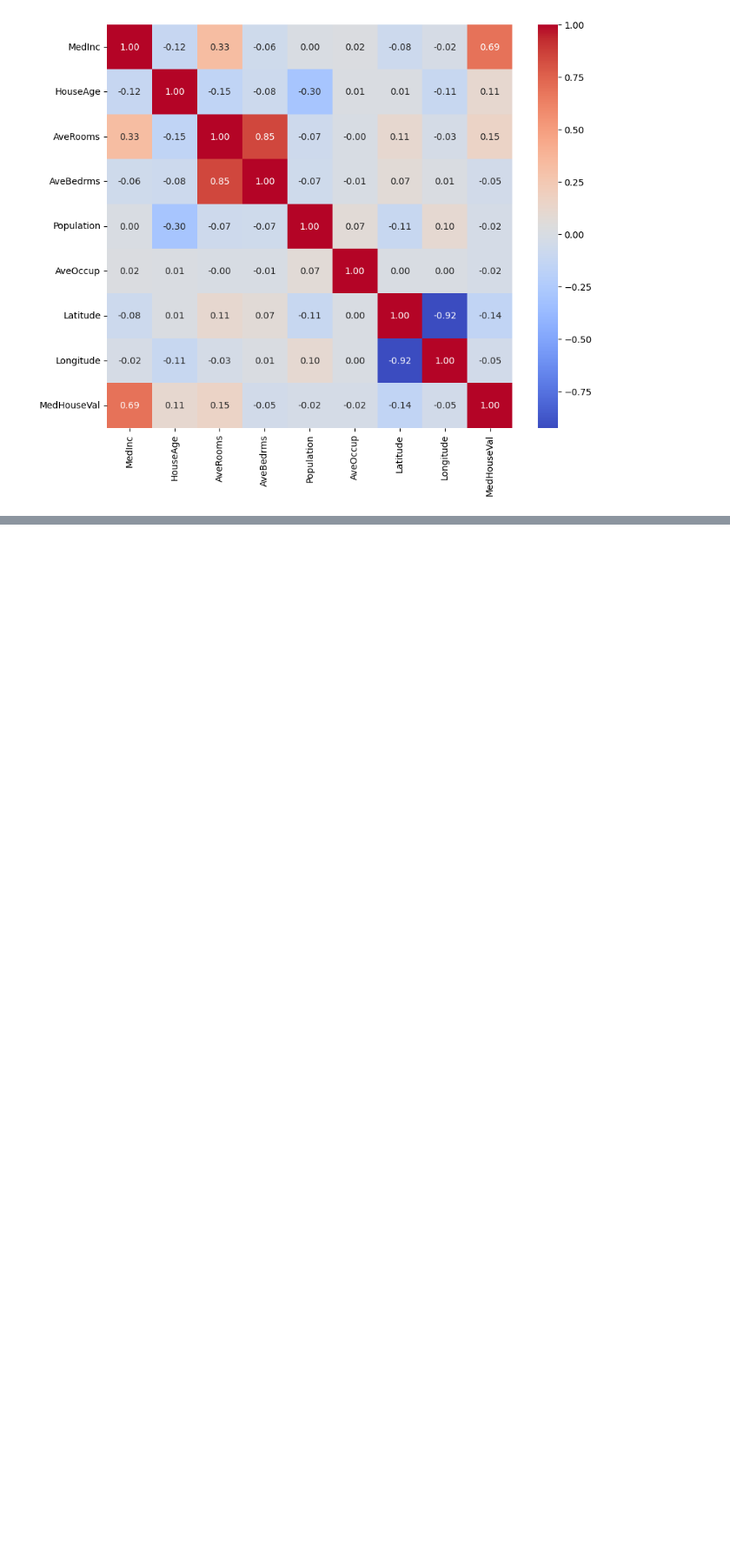
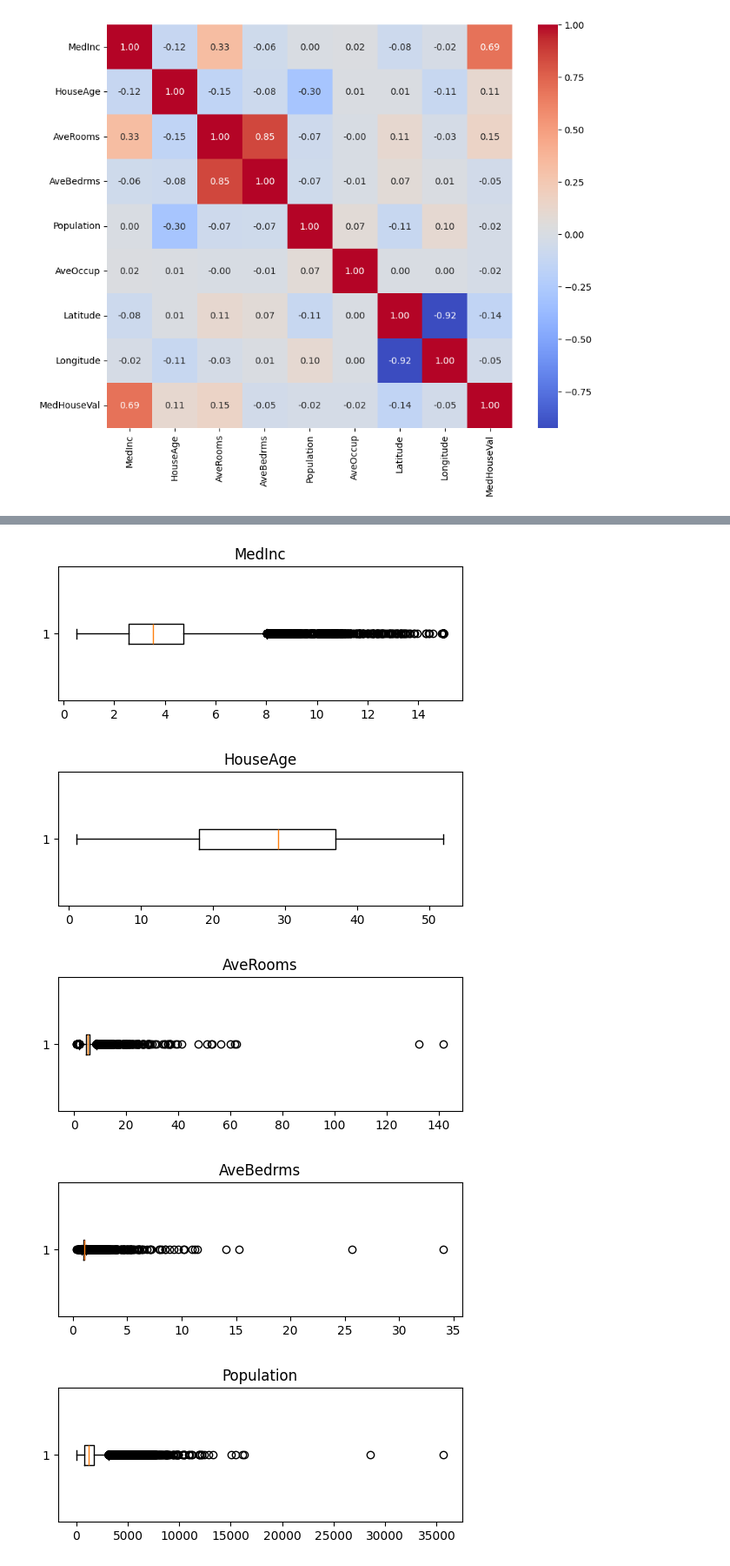
Before and after one commit to mynkaiml/Machine-learning-journey, a Jupyter notebook: Practice Data before model/2_House_pricing.ipynb, the cells around one changed output, grey strips where cells are left out. Shown at 87% size. Saved outputs shown, nothing was run; the diff lists cells and outputs as text; code cells hidden in the pictures; blank space fills up the shorter version.

```diff
--- a/Practice Data before model/2_House_pricing.ipynb
+++ b/Practice Data before model/2_House_pricing.ipynb
@@ -149,0 +159,15 @@ plt.show()
+# %%
+for col in df.columns:
+    plt.figure(figsize=(6,2))
+
+    plt.boxplot(df[col], vert=False)
+
+    plt.title(col)
+
+    plt.show()
+# %% [output]
+[figure, added]
+[figure, added]
+[figure, added]
+[figure, added]
+[figure, added]
```
Also changed, not shown: parts of 37 cells of this notebook.
